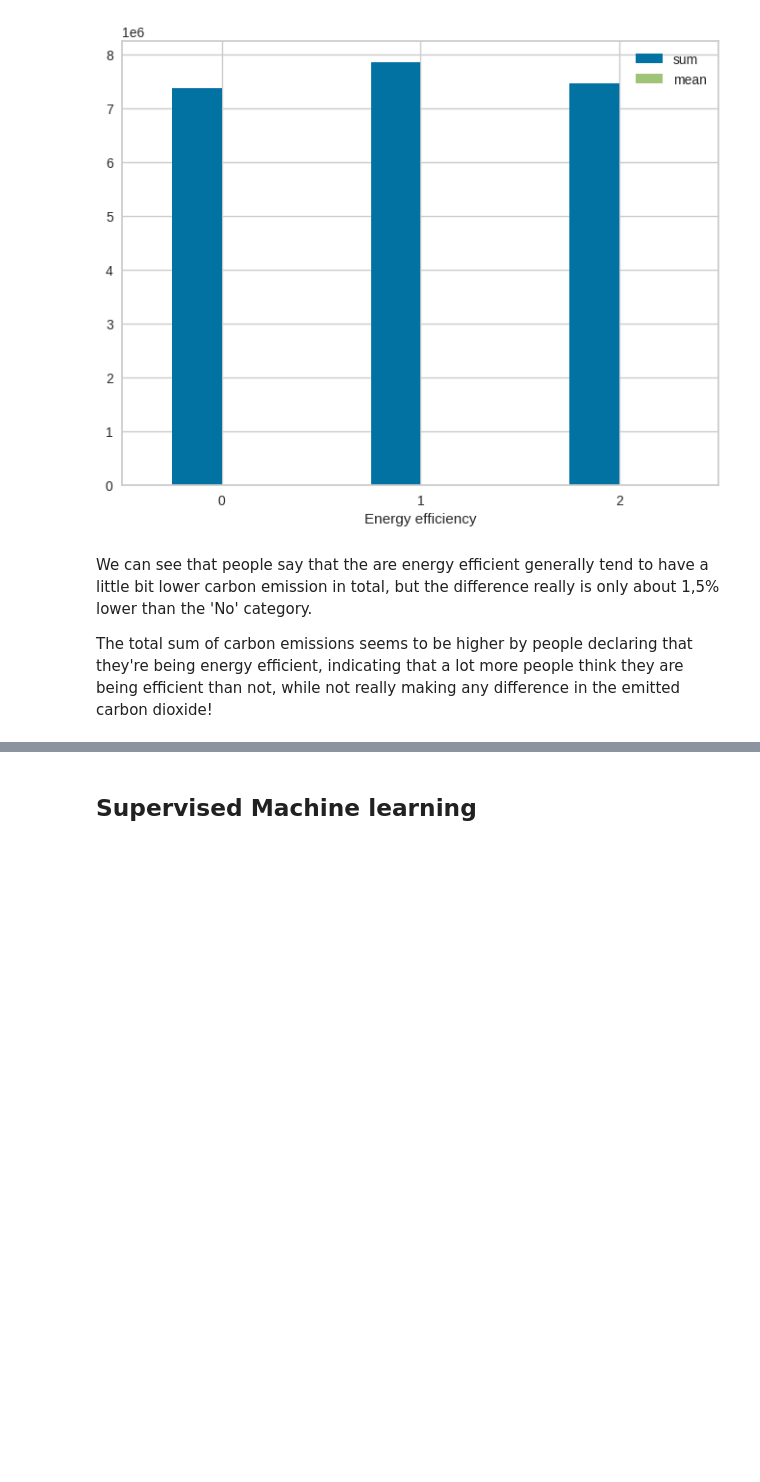
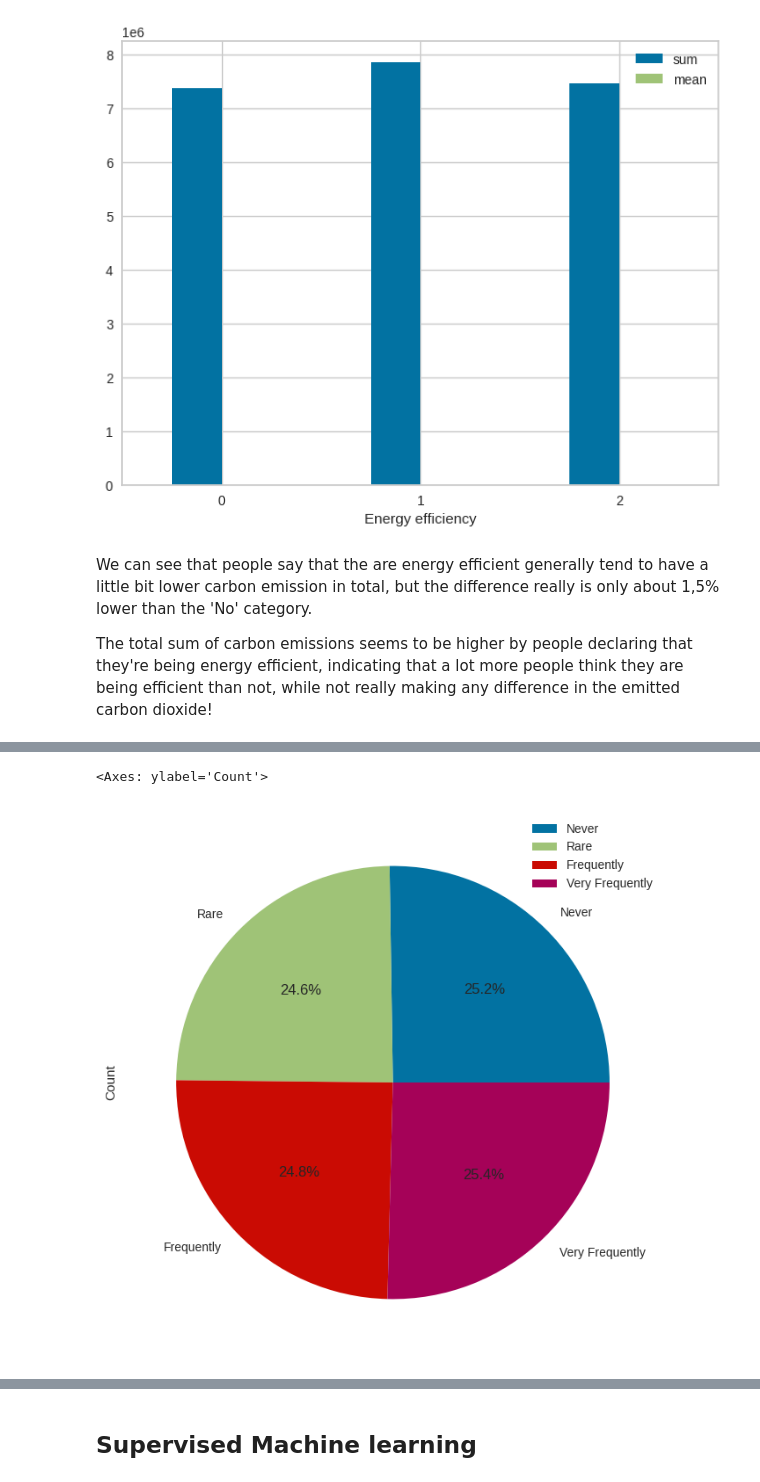
Before and after one commit to cph-oo221/Dat4-BI-Exam, a Jupyter notebook: Main.ipynb, the cells around one changed output, grey strips where cells are left out. Cells and saved outputs as stored; diff of their text form; code cells hidden in the pictures; blank space fills up the shorter version.

```diff
--- a/Main.ipynb
+++ b/Main.ipynb
@@ -370,0 +390,3 @@ The total sum of carbon emissions seems to be higher by people declaring that th
+# %%
+group_air = df.groupby('Frequency of Traveling by Air').size().reset_index(name='Count')
+group_air
@@ -370,0 +399,6 @@ The total sum of carbon emissions seems to be higher by people declaring that th
+# %%
+# Plot the distribution of the frequency
+group_air.plot.pie(y='Count', labels=['Never', 'Rare', 'Frequently', 'Very Frequently'], autopct='%1.1f%%', figsize=(8, 8))
+# %% [output]
+<Axes: ylabel='Count'>
+[figure, added]
```
Also changed, not shown: parts of 13 cells of this notebook.
